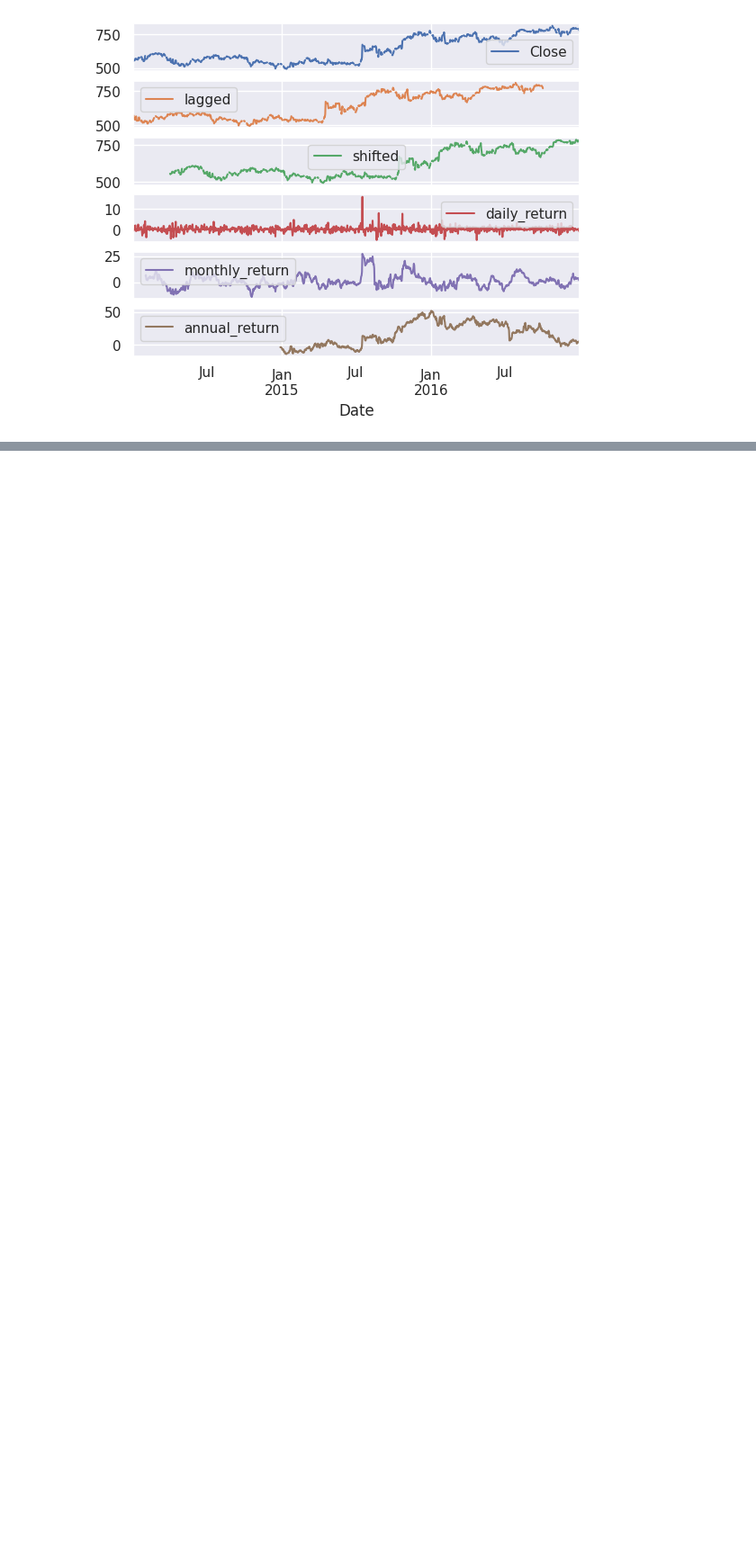
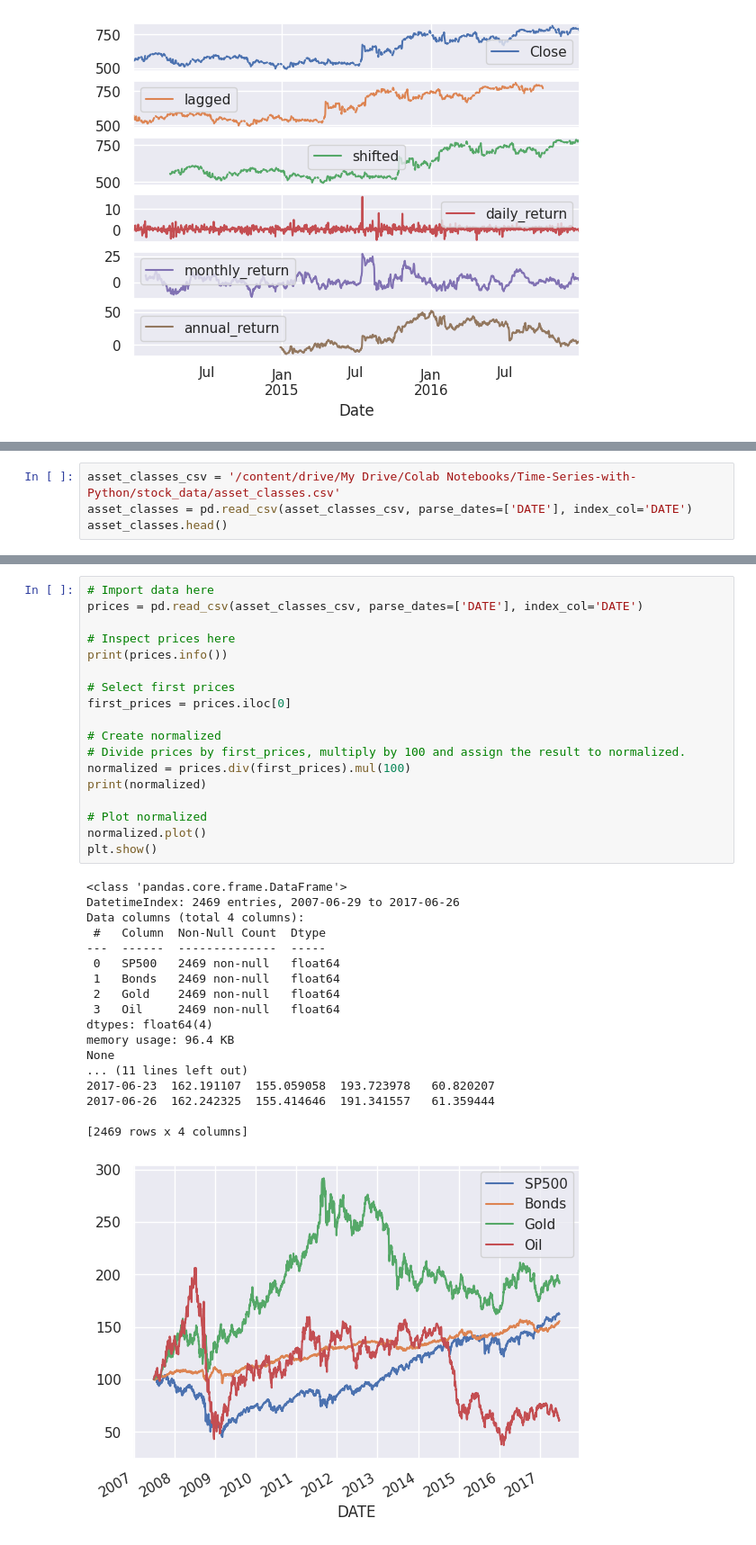
Before and after one commit to MeghanGH/time-series-with-python, a Jupyter notebook: Manipulating_time_series_data_in_python.ipynb, the cells around one changed output, grey strips where cells are left out. Shown at 90% size. Saved outputs shown, nothing was run; the diff lists cells and outputs as text; blank space fills up the shorter version.

```diff
--- a/Manipulating_time_series_data_in_python.ipynb
+++ b/Manipulating_time_series_data_in_python.ipynb
@@ -288,0 +313,4 @@ plt.show()
+# %%
+asset_classes_csv = '/content/drive/My Drive/Colab Notebooks/Time-Series-with-Python/stock_data/asset_classes.csv'
+asset_classes = pd.read_csv(asset_classes_csv, parse_dates=['DATE'], index_col='DATE')
+asset_classes.head()
@@ -288,0 +325,37 @@ plt.show()
+# %%
+# Import data here
+prices = pd.read_csv(asset_classes_csv, parse_dates=['DATE'], index_col='DATE')
+
+# Inspect prices here
+print(prices.info())
+
+# Select first prices
+first_prices = prices.iloc[0]
+
+# Create normalized
+# Divide prices by first_prices, multiply by 100 and assign the result to normalized.
+normalized = prices.div(first_prices).mul(100)
+print(normalized)
+
+# Plot normalized
+normalized.plot()
+plt.show()
+# %% [output]
+<class 'pandas.core.frame.DataFrame'>
+DatetimeIndex: 2469 entries, 2007-06-29 to 2017-06-26
+Data columns (total 4 columns):
+ #   Column  Non-Null Count  Dtype
+---  ------  --------------  -----
+ 0   SP500   2469 non-null   float64
+ 1   Bonds   2469 non-null   float64
+ 2   Gold    2469 non-null   float64
+ 3   Oil     2469 non-null   float64
+dtypes: float64(4)
+memory usage: 96.4 KB
+None
+... (11 lines left out)
+2017-06-23  162.191107  155.059058  193.723978   60.820207
+2017-06-26  162.242325  155.414646  191.341557   61.359444
+
+[2469 rows x 4 columns]
+[figure, added]
```
Also changed, not shown: parts of 8 cells of this notebook.
